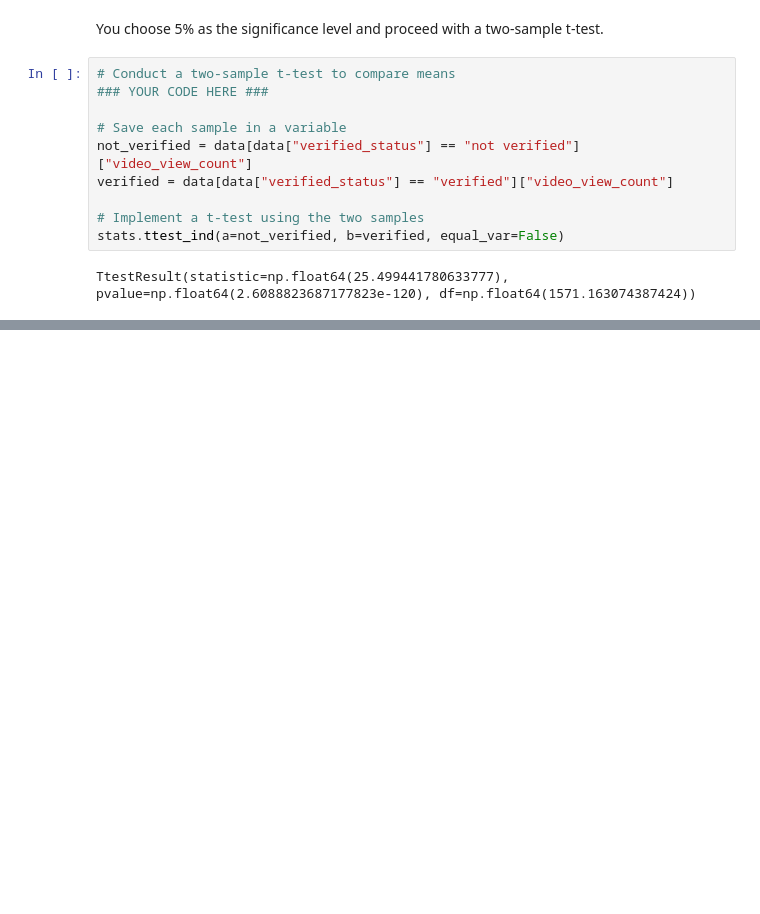
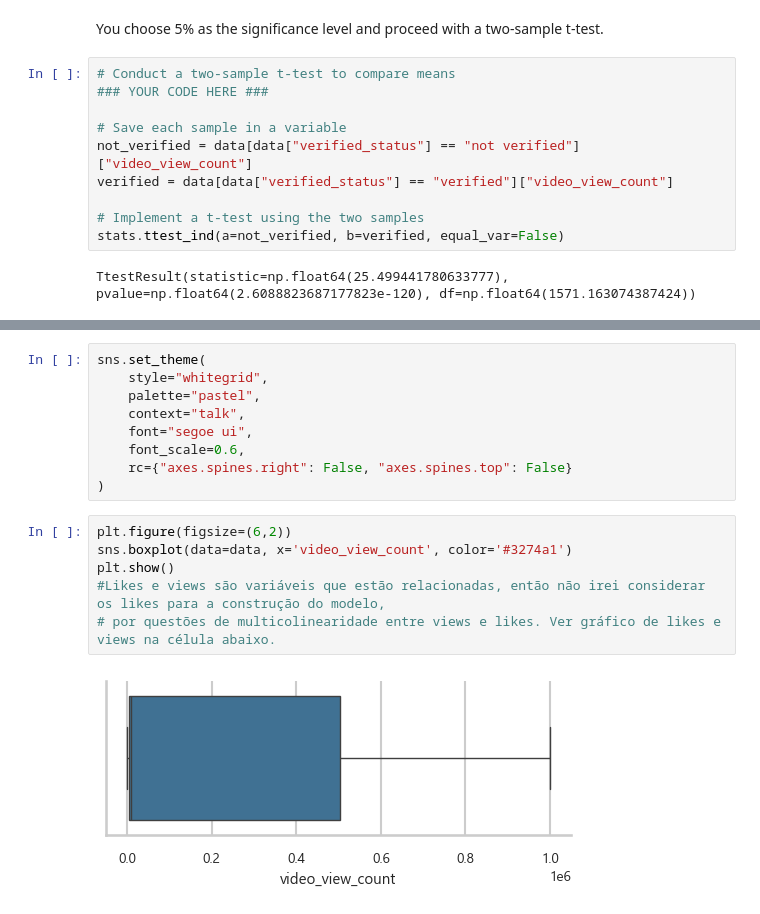
Before and after one commit to Trevisssss/tiktok-analysis, a Jupyter notebook: Tiktok-Analysis.ipynb, the cells around one changed output, grey strips where cells are left out. Drawn from its saved outputs; the diff is of its cells as text; blank space fills up the shorter version.

```diff
--- a/Tiktok-Analysis.ipynb
+++ b/Tiktok-Analysis.ipynb
@@ -209,0 +226,17 @@ Consider the questions in your PACE Strategy Documentto reflect on the Execute s
+# %%
+sns.set_theme(
+    style="whitegrid",
+    palette="pastel",
+    context="talk",
+    font="segoe ui",
+    font_scale=0.6,
+    rc={"axes.spines.right": False, "axes.spines.top": False}
+)
+# %%
+plt.figure(figsize=(6,2))
+sns.boxplot(data=data, x='video_view_count', color='#3274a1')
+plt.show()
+#Likes e views são variáveis que estão relacionadas, então não irei considerar os likes para a construção do modelo,
+# por questões de multicolinearidade entre views e likes. Ver gráfico de likes e views na célula abaixo.
+# %% [output]
+[figure, added]
```
Also changed, not shown: parts of 96 cells of this notebook, 4 other files.
